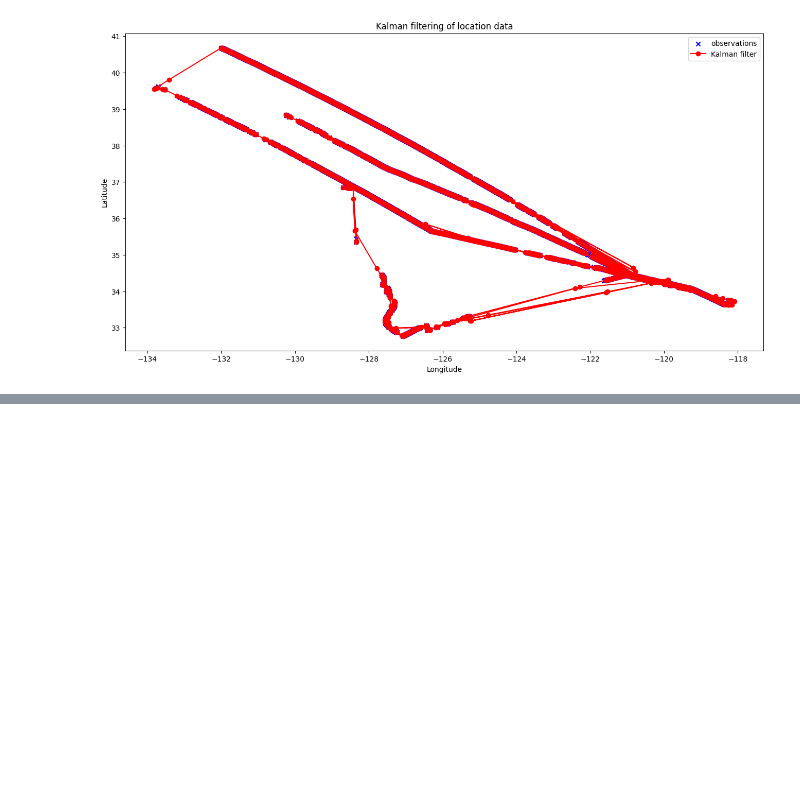
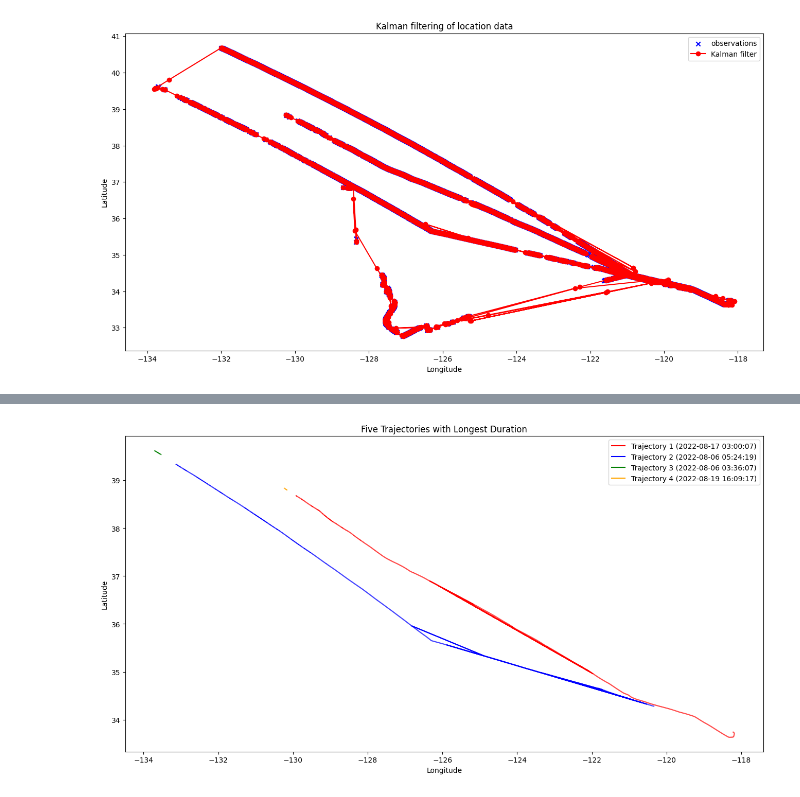
Before and after one commit to jordanbell2357/uscg-nais-data, a Jupyter notebook: BigQuery/mmsi_219155000.ipynb, the cells around one changed output, grey strips where cells are left out. Drawn from its saved outputs; the diff is of its cells as text; code cells hidden in the pictures; blank space fills up the shorter version.

```diff
--- a/BigQuery/mmsi_219155000.ipynb
+++ b/BigQuery/mmsi_219155000.ipynb
@@ -297,0 +307,75 @@ plt.show()
+# %%
+import movingpandas as mpd
+from shapely.geometry import Point
+import geopandas as gpd
+import pandas as pd
+
+# Set start and end timestamps for the analysis
+start_date = pd.Timestamp('2022-07-01 00:00:00')  # Include the desired hour
+end_date = pd.Timestamp('2022-09-30 23:00:00')  # Include the desired hour
+
+df = results[['MMSI', 'BaseDateTime', 'LAT', 'LON', 'SOG', 'COG', 'Heading']].copy()
+df['BaseDateTime'] = df['BaseDateTime'].dt.tz_convert('UTC').dt.tz_localize(None)
+
+# Apply time cutoff
+df_filtered = df[(df['BaseDateTime'] >= start_date) & (df['BaseDateTime'] <= end_date)]
+
+# Set BaseDateTime as index for filtered dataframe
+df_filtered.set_index('BaseDateTime', inplace=True)
+
+#df = results[['MMSI', 'BaseDateTime', 'LAT', 'LON', 'SOG', 'COG', 'Heading']].copy()
+#df.set_index('BaseDateTime', inplace=True)
+
+# Convert your DataFrame to a GeoDataFrame
+gdf = gpd.GeoDataFrame(df_filtered, geometry=gpd.points_from_xy(df_filtered.LON, df_filtered.LAT), crs="EPSG:4326")
+
+# Create a TrajectoryCollection from the GeoDataFrame
+traj_collection = mpd.TrajectoryCollection(gdf, 'MMSI')
+
+# You can adjust these parameters as needed:
+MIN_LENGTH = 1000  # meters
+MIN_DURATION = pd.Timedelta(minutes=60)  # minimum duration of a trip
+SPEED = 2  # speed threshold for being considered stationary, in knots
+
+# Segment trajectories into trips
+trips = []
+for traj in traj_collection:
+    splitter = mpd.SpeedSplitter(traj)
+    segments = splitter.split(speed=SPEED, duration=MIN_DURATION)
+
+    # Remove short segments
+    long_segments = [segment for segment in segments if segment.get_length() > MIN_LENGTH]
+
+    trips.extend(long_segments)
+
+import matplotlib.pyplot as plt
+
+# Sort trips by duration in descending order
+trips.sort(key=lambda x: x.get_duration(), reverse=True)
+
+# Select the top 5 longest duration trips
+top_5_trips = trips[:5]
+
+# Create a figure and axes
+fig, ax = plt.subplots(figsize=(16, 8))
+
+# Assign colors to trajectories
+colors = ['red', 'blue', 'green', 'orange', 'purple']
+
+# Plot each trajectory with a different color and add legend
+for i, trip in enumerate(top_5_trips):
+    color = colors[i]
+    trip.plot(ax=ax, color=color, label=f"Trajectory {i+1} ({trip.get_start_time().strftime('%Y-%m-%d %H:%M:%S')})")
+
+# Set plot title and labels
+ax.set_title("Five Trajectories with Longest Duration")
+ax.set_xlabel("Longitude")
+ax.set_ylabel("Latitude")
+
+# Add legend
+ax.legend()
+
+# Show the plot
+plt.show()
+# %% [output]
+[figure, added]
```
Also changed, not shown: parts of 2 cells of this notebook.
